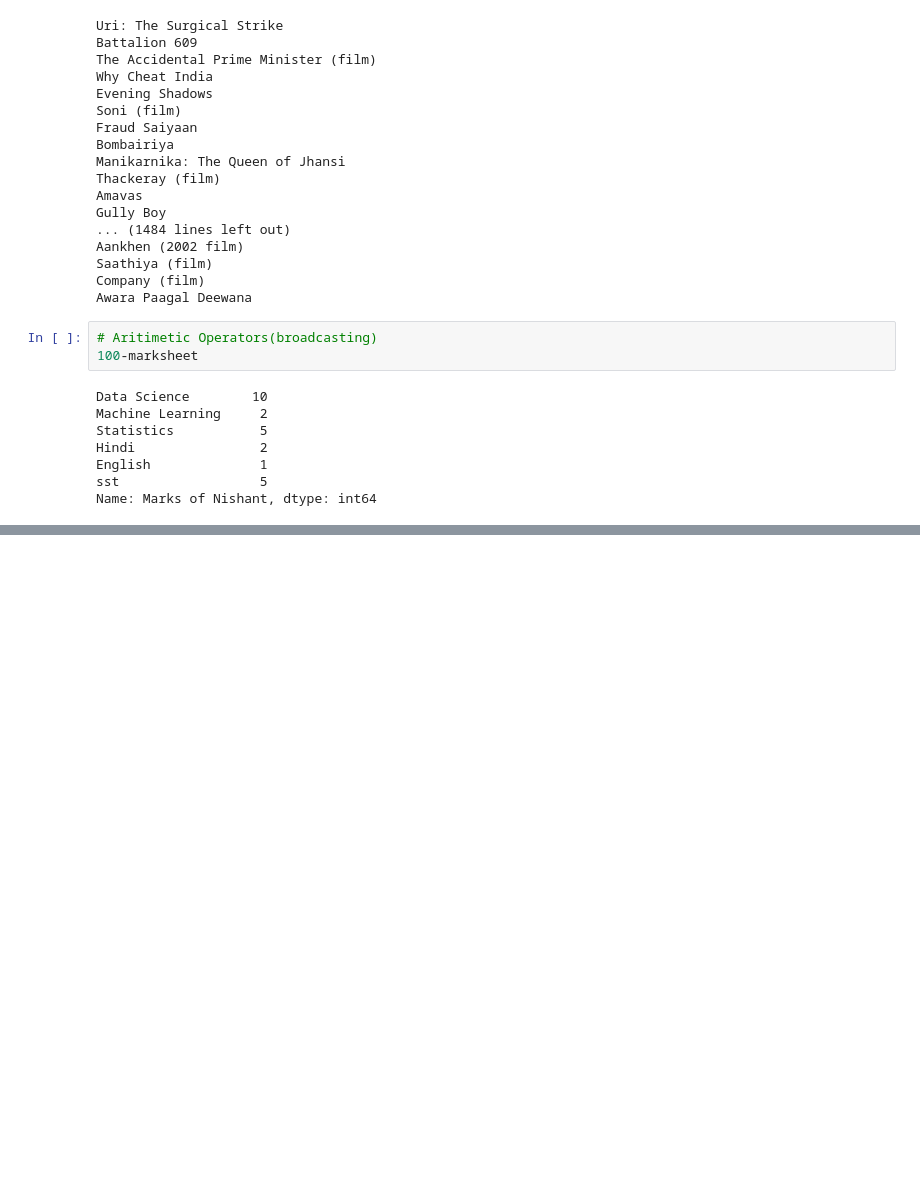
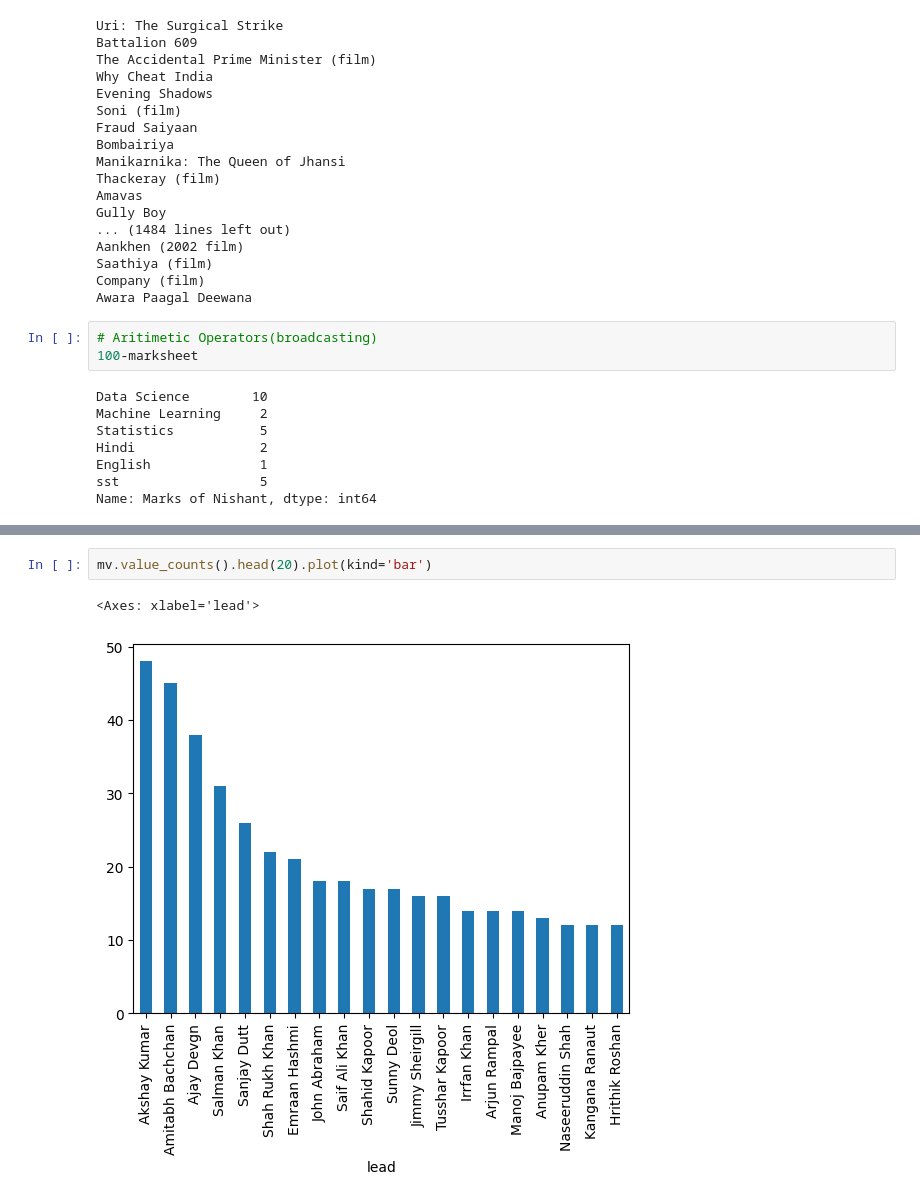
Before and after one commit to Nishant8704/Data-Science, a Jupyter notebook: Python for DS/07_Pandas_Fundamental.ipynb, the cells around one changed output, grey strips where cells are left out. Drawn from its saved outputs; the diff is of its cells as text; blank space fills up the shorter version.

```diff
--- a/Python for DS/07_Pandas_Fundamental.ipynb
+++ b/Python for DS/07_Pandas_Fundamental.ipynb
@@ -554,0 +618,5 @@ Name: Marks of Nishant, dtype: int64
+# %%
+mv.value_counts().head(20).plot(kind='bar')
+# %% [output]
+<Axes: xlabel='lead'>
+[figure, added]
```
Also changed, not shown: parts of 10 cells of this notebook, 6 other files.
